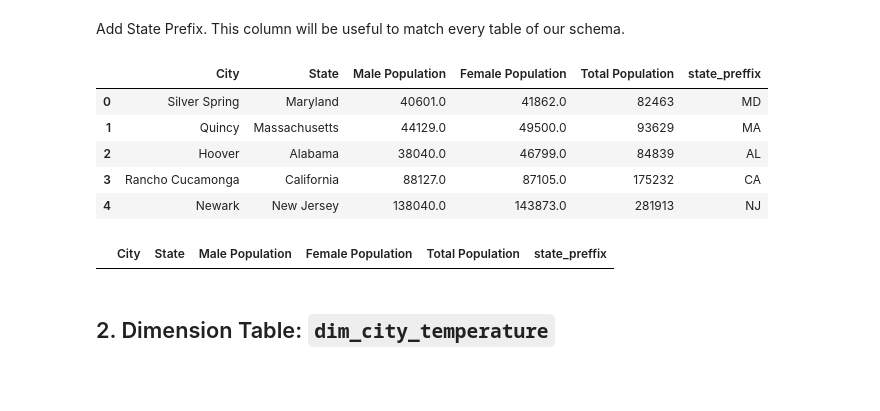
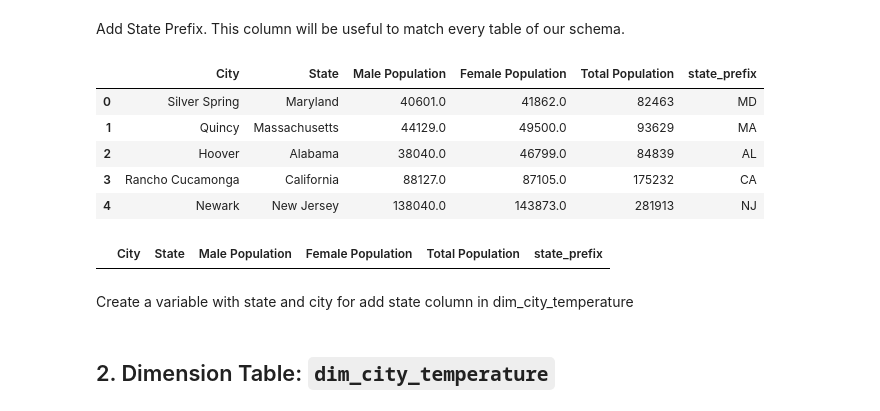
Before and after one commit to kennycontreras/us_national_tourism, a Jupyter notebook: us_national_tourism.ipynb, the cells around one changed output. Saved outputs shown, nothing was run; the diff lists cells and outputs as text; code cells hidden in the pictures; blank space fills up the shorter version.

```diff
--- a/us_national_tourism.ipynb
+++ b/us_national_tourism.ipynb
@@ -96,20 +96,22 @@ Add State Prefix. This column will be useful to match every table of our schema.
 # %%
 from datasets.data import Data
 
 def state_prefix(name):
     prefix = next(key for key,value in Data.states.items() if value==name)
     return prefix
 
-df_city['state_preffix'] = df_city['State'].apply(lambda x: state_prefix(x))
+df_city['state_prefix'] = df_city['State'].apply(lambda x: state_prefix(x))
 df_city.head()
 # %% [output]
-|  | City | State | Male Population | Female Population | Total Population | state_preffix |
+|  | City | State | Male Population | Female Population | Total Population | state_prefix |
 | 0 | Silver Spring | Maryland | 40601.0 | 41862.0 | 82463 | MD |
 | 1 | Quincy | Massachusetts | 44129.0 | 49500.0 | 93629 | MA |
 | 2 | Hoover | Alabama | 38040.0 | 46799.0 | 84839 | AL |
 | 3 | Rancho Cucamonga | California | 88127.0 | 87105.0 | 175232 | CA |
 | 4 | Newark | New Jersey | 138040.0 | 143873.0 | 281913 | NJ |
 # %%
-df_city[df_city.state_preffix.isnull()]
+df_city[df_city.state_prefix.isnull()]
 # %% [output]
-|  | City | State | Male Population | Female Population | Total Population | state_preffix |
+|  | City | State | Male Population | Female Population | Total Population | state_prefix |
+# %% [markdown]
+Create a variable with state and city for add state column in dim_city_temperature
```
Also changed, not shown: parts of 6 cells of this notebook.
